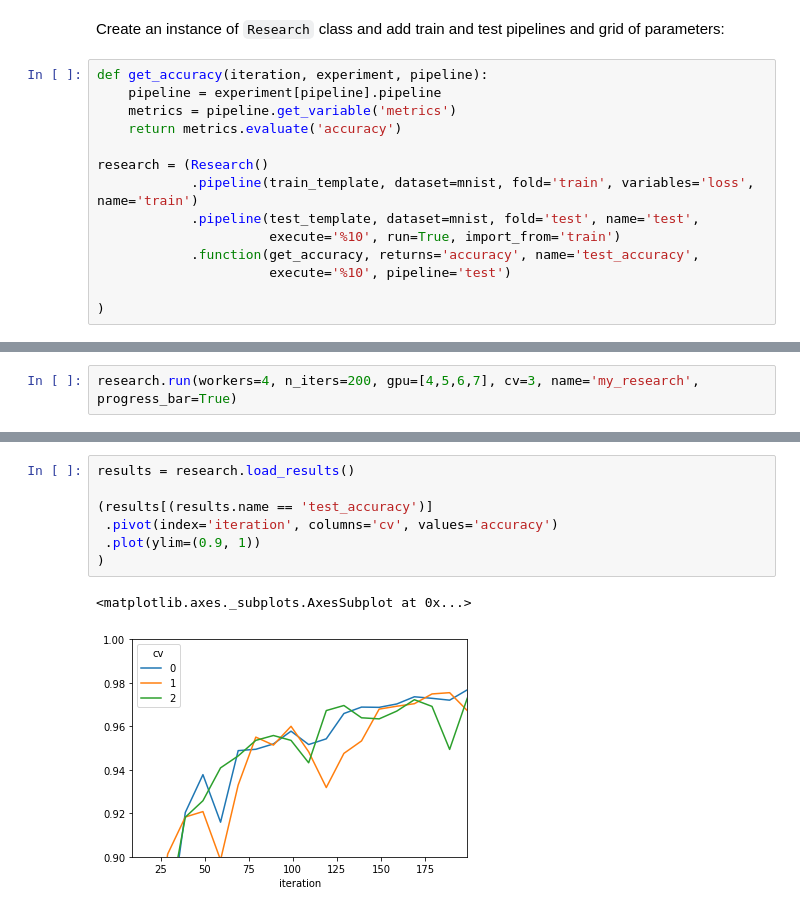
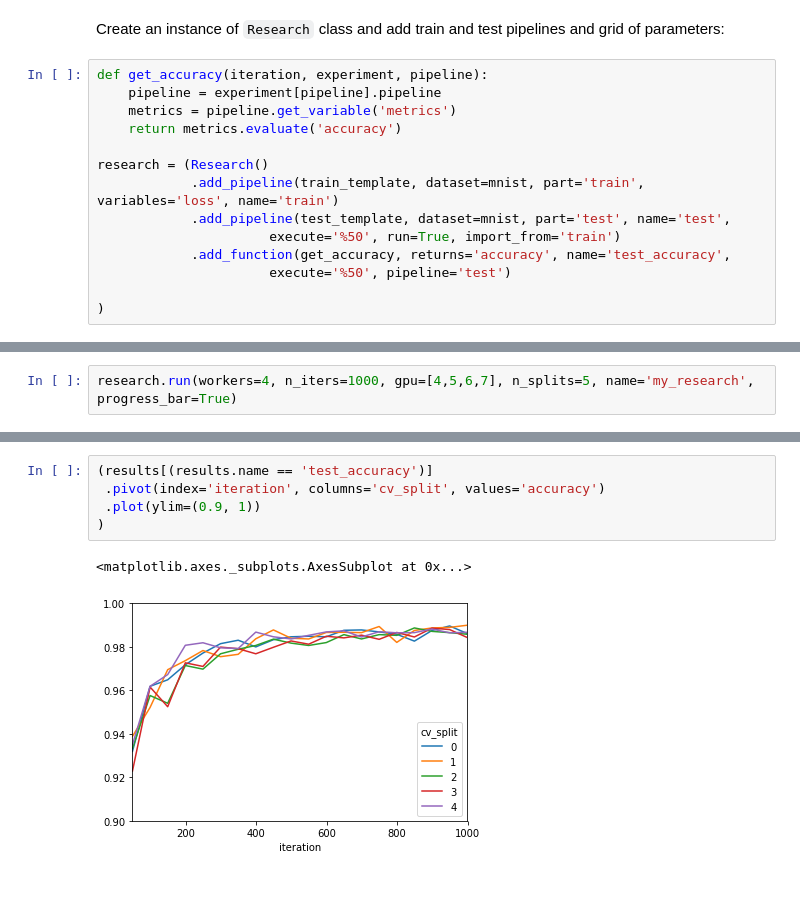
Before and after one commit to analysiscenter/batchflow, a Jupyter notebook: examples/tutorials/10_cross_validation.ipynb, the cells around one changed output, grey strips where cells are left out. Drawn from its saved outputs; the diff is of its cells as text.

```diff
--- a/examples/tutorials/10_cross_validation.ipynb
+++ b/examples/tutorials/10_cross_validation.ipynb
@@ -89,11 +89,11 @@ def get_accuracy(iteration, experiment, pipeline):
     return metrics.evaluate('accuracy')
 
 research = (Research()
-            .pipeline(train_template, dataset=mnist, fold='train', variables='loss', name='train')
-            .pipeline(test_template, dataset=mnist, fold='test', name='test',
-                      execute='%10', run=True, import_from='train')
-            .function(get_accuracy, returns='accuracy', name='test_accuracy',
-                      execute='%10', pipeline='test')
+            .add_pipeline(train_template, dataset=mnist, part='train', variables='loss', name='train')
+            .add_pipeline(test_template, dataset=mnist, part='test', name='test',
+                      execute='%50', run=True, import_from='train')
+            .add_function(get_accuracy, returns='accuracy', name='test_accuracy',
+                      execute='%50', pipeline='test')
 
 )
 # %% [markdown]
@@ -103,4 +103,4 @@ Method `run` has parameter `cv` which describes the number of folds.
 # %%
-research.run(workers=4, n_iters=200, gpu=[4,5,6,7], cv=3, name='my_research', progress_bar=True)
+research.run(workers=4, n_iters=1000, gpu=[4,5,6,7], n_splits=5, name='my_research', progress_bar=True)
 # %% [output]
 Research my_research is starting...
@@ -109,10 +119,8 @@ Distributor has 3 jobs with 200 iterations. Totally: 600
 # %%
-results = research.load_results()
-
 (results[(results.name == 'test_accuracy')]
- .pivot(index='iteration', columns='cv', values='accuracy')
+ .pivot(index='iteration', columns='cv_split', values='accuracy')
  .plot(ylim=(0.9, 1))
 )
 # %% [output]
 <matplotlib.axes._subplots.AxesSubplot at 0x...>
-[figure, old version]
+[figure, new version]
```
Also changed, not shown: parts of 4 cells of this notebook, 1 other file.
